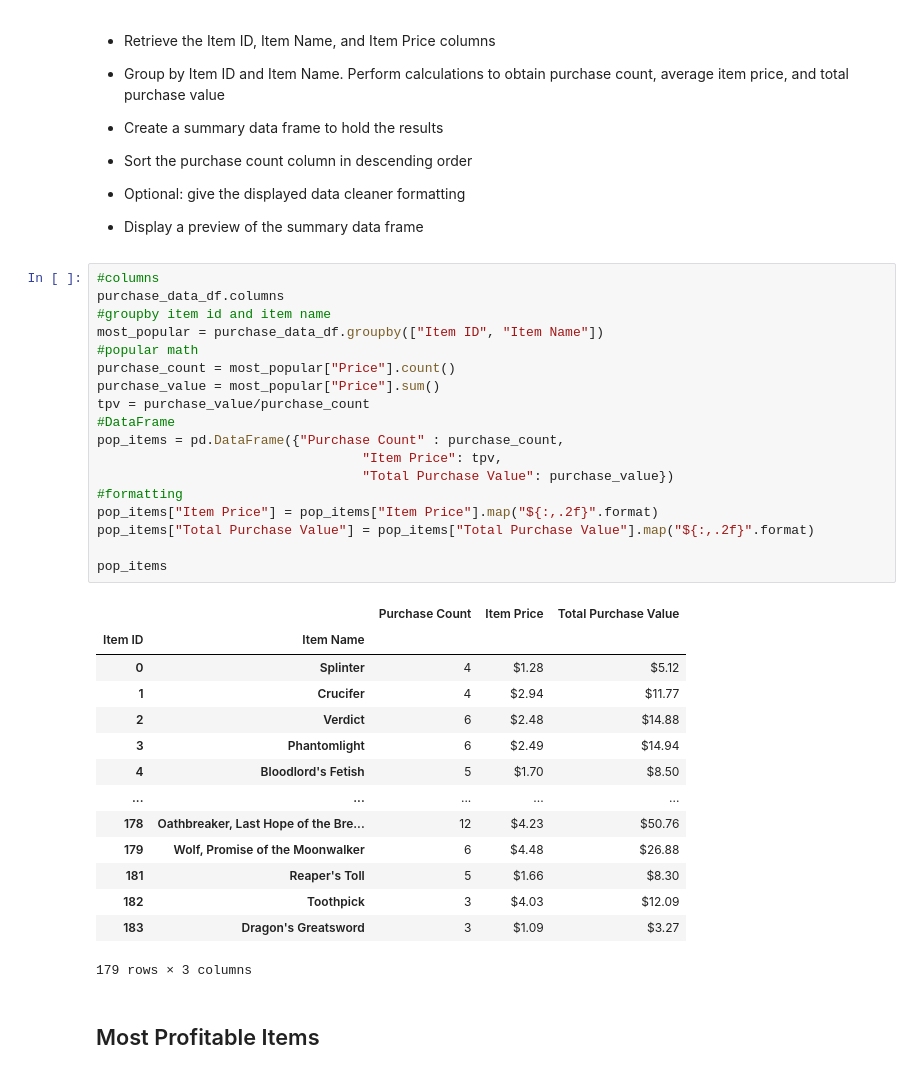
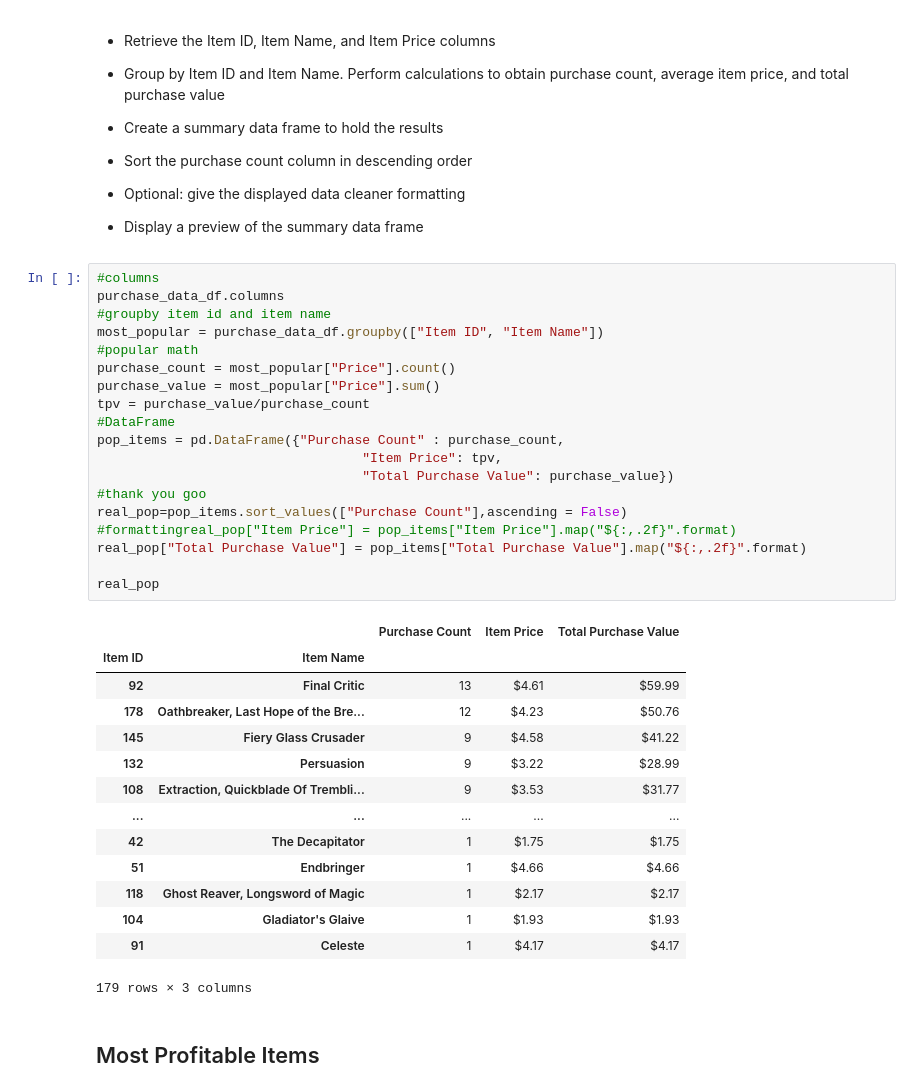
Before and after one commit to CChaussee/Pandas_Challenge, a Jupyter notebook: HeroesOfPymoli/Resources/HeroesOfPymoli_mycode.ipynb, the cells around one changed output. Saved outputs shown, nothing was run; the diff lists cells and outputs as text.

Commit message:
GOT SORT_VALUES TO WORK

```diff
--- a/HeroesOfPymoli/Resources/HeroesOfPymoli_mycode.ipynb
+++ b/HeroesOfPymoli/Resources/HeroesOfPymoli_mycode.ipynb
@@ -280,35 +280,36 @@ big_spend_sum.head(5)
 # %%
 #columns
 purchase_data_df.columns
 #groupby item id and item name
 most_popular = purchase_data_df.groupby(["Item ID", "Item Name"])
 #popular math
 purchase_count = most_popular["Price"].count()
 purchase_value = most_popular["Price"].sum()
 tpv = purchase_value/purchase_count
 #DataFrame
 pop_items = pd.DataFrame({"Purchase Count" : purchase_count,
                                   "Item Price": tpv,
                                   "Total Purchase Value": purchase_value})
-#formatting
-pop_items["Item Price"] = pop_items["Item Price"].map("${:,.2f}".format)
-pop_items["Total Purchase Value"] = pop_items["Total Purchase Value"].map("${:,.2f}".format)
+#thank you goo
+real_pop=pop_items.sort_values(["Purchase Count"],ascending = False)
+#formattingreal_pop["Item Price"] = pop_items["Item Price"].map("${:,.2f}".format)
+real_pop["Total Purchase Value"] = pop_items["Total Purchase Value"].map("${:,.2f}".format)
 
-pop_items
+real_pop
 # %% [output]
 |  |  | Purchase Count | Item Price | Total Purchase Value |
 | Item ID | Item Name |  |  |  |
-| 0 | Splinter | 4 | $1.28 | $5.12 |
-| 1 | Crucifer | 4 | $2.94 | $11.77 |
-| 2 | Verdict | 6 | $2.48 | $14.88 |
-| 3 | Phantomlight | 6 | $2.49 | $14.94 |
-| 4 | Bloodlord's Fetish | 5 | $1.70 | $8.50 |
+| 92 | Final Critic | 13 | $4.61 | $59.99 |
+| 178 | Oathbreaker, Last Hope of the Bre... | 12 | $4.23 | $50.76 |
+| 145 | Fiery Glass Crusader | 9 | $4.58 | $41.22 |
+| 132 | Persuasion | 9 | $3.22 | $28.99 |
+| 108 | Extraction, Quickblade Of Trembli... | 9 | $3.53 | $31.77 |
 | ... | ... | ... | ... | ... |
-| 178 | Oathbreaker, Last Hope of the Bre... | 12 | $4.23 | $50.76 |
-| 179 | Wolf, Promise of the Moonwalker | 6 | $4.48 | $26.88 |
-| 181 | Reaper's Toll | 5 | $1.66 | $8.30 |
-| 182 | Toothpick | 3 | $4.03 | $12.09 |
-| 183 | Dragon's Greatsword | 3 | $1.09 | $3.27 |
+| 42 | The Decapitator | 1 | $1.75 | $1.75 |
+| 51 | Endbringer | 1 | $4.66 | $4.66 |
+| 118 | Ghost Reaver, Longsword of Magic | 1 | $2.17 | $2.17 |
+| 104 | Gladiator's Glaive | 1 | $1.93 | $1.93 |
+| 91 | Celeste | 1 | $4.17 | $4.17 |
 179 rows × 3 columns
 # %% [markdown]
 ## Most Profitable Items
```
